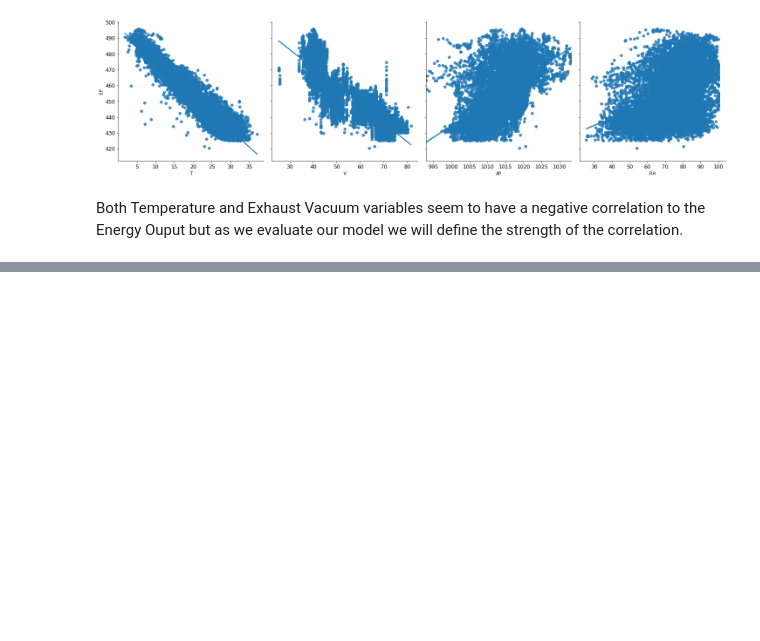
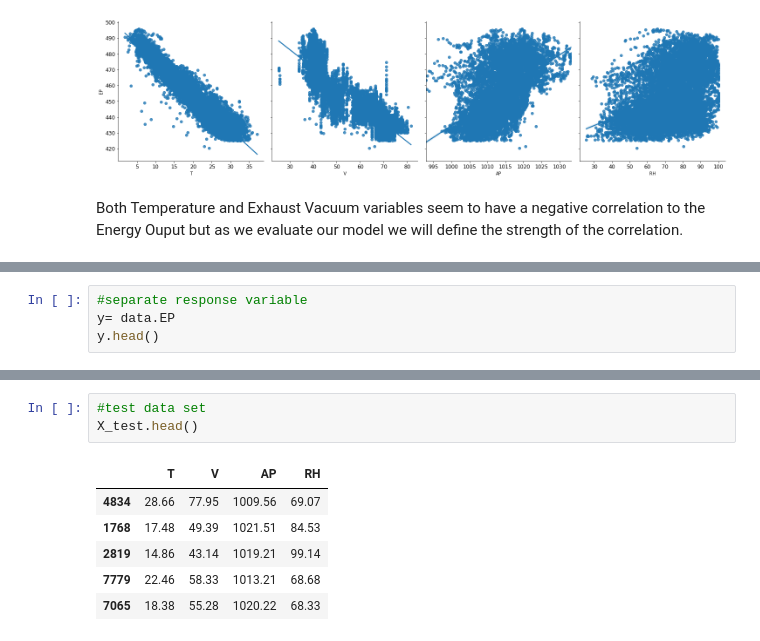
Before and after one commit to AlejandraZS10/DAV6150, a Jupyter notebook: assignment2/A_Zapata_M2 Practical Challenge.ipynb, the cells around one changed output, grey strips where cells are left out. Saved outputs shown, nothing was run; the diff lists cells and outputs as text; blank space fills up the shorter version.

```diff
--- a/assignment2/A_Zapata_M2 Practical Challenge.ipynb
+++ b/assignment2/A_Zapata_M2 Practical Challenge.ipynb
@@ -137,0 +149,4 @@ Both Temperature and Exhaust Vacuum variables seem to have a negative correlatio
+# %%
+#separate response variable
+y= data.EP
+y.head()
@@ -137,0 +175,10 @@ Both Temperature and Exhaust Vacuum variables seem to have a negative correlatio
+# %%
+#test data set
+X_test.head()
+# %% [output]
+|  | T | V | AP | RH |
+| 4834 | 28.66 | 77.95 | 1009.56 | 69.07 |
+| 1768 | 17.48 | 49.39 | 1021.51 | 84.53 |
+| 2819 | 14.86 | 43.14 | 1019.21 | 99.14 |
+| 7779 | 22.46 | 58.33 | 1013.21 | 68.68 |
+| 7065 | 18.38 | 55.28 | 1020.22 | 68.33 |
```
Also changed, not shown: parts of 19 cells of this notebook.
